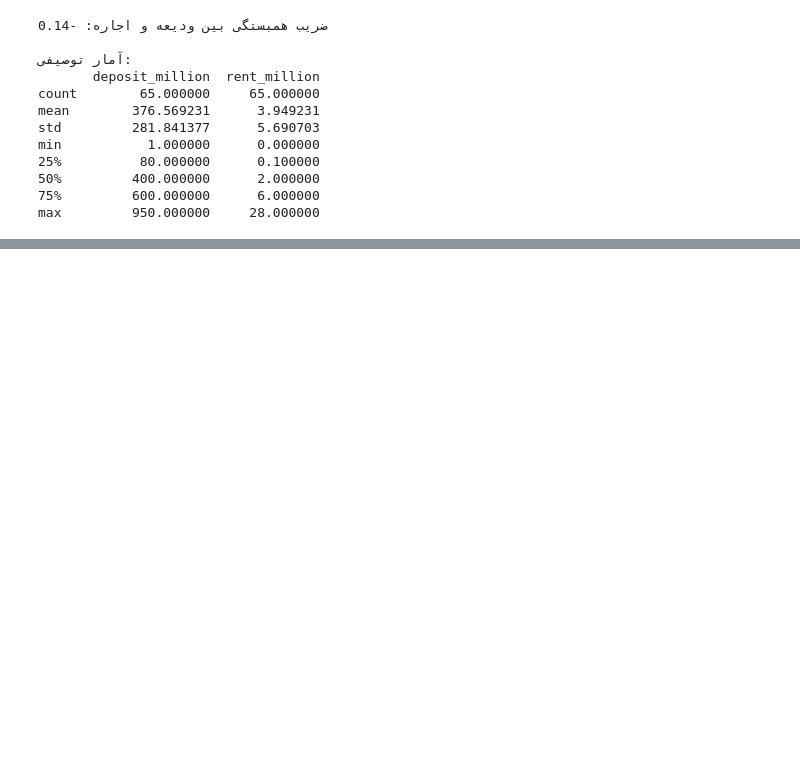
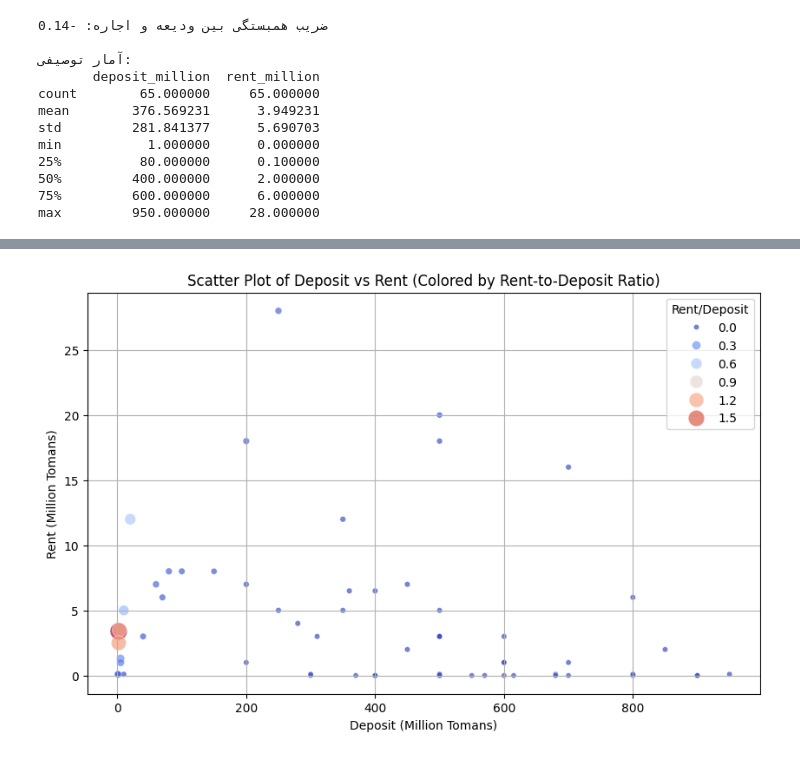
Before and after one commit to Shahbazi-Amir/real_estate_ml_analysis_divar, a Jupyter notebook: real_state_ml_analysis.ipynb, the cells around one changed output, grey strips where cells are left out. Cells and saved outputs as stored; diff of their text form; code cells hidden in the pictures; blank space fills up the shorter version.

```diff
--- a/real_state_ml_analysis.ipynb
+++ b/real_state_ml_analysis.ipynb
@@ -314,0 +333,9 @@ max         950.000000     28.000000
+# %%
+# ۱. فیلتر کن
+filtered_df = df[(df['deposit_num'] < 1_000_000_000) & (df['rent_num'] < 30_000_000)]
+
+# ۲. اطمینان از اینکه دیتا مستقل است
+filtered_df = filtered_df.copy()
+
+# ۳. اضافه کردن ویژگی جدید بدون هیچ هشداری
+filtered_df.loc[:, 'rent_to_deposit_ratio'] = filtered_df['rent_num'] / filtered_df['deposit_num']
@@ -314,0 +354,23 @@ max         950.000000     28.000000
+# %%
+import matplotlib.pyplot as plt
+import seaborn as sns
+
+plt.figure(figsize=(10, 6))
+scatter = sns.scatterplot(
+    data=filtered_df,
+    x='deposit_million',
+    y='rent_million',
+    hue='rent_to_deposit_ratio',
+    palette='coolwarm',
+    alpha=0.7,
+    size='rent_to_deposit_ratio',
+    sizes=(20, 200)
+)
+plt.title("Scatter Plot of Deposit vs Rent (Colored by Rent-to-Deposit Ratio)")
+plt.xlabel("Deposit (Million Tomans)")
+plt.ylabel("Rent (Million Tomans)")
+plt.grid(True)
+plt.legend(title="Rent/Deposit")
+plt.show()
+# %% [output]
+[figure, added]
```
Also changed, not shown: parts of 12 cells of this notebook.
